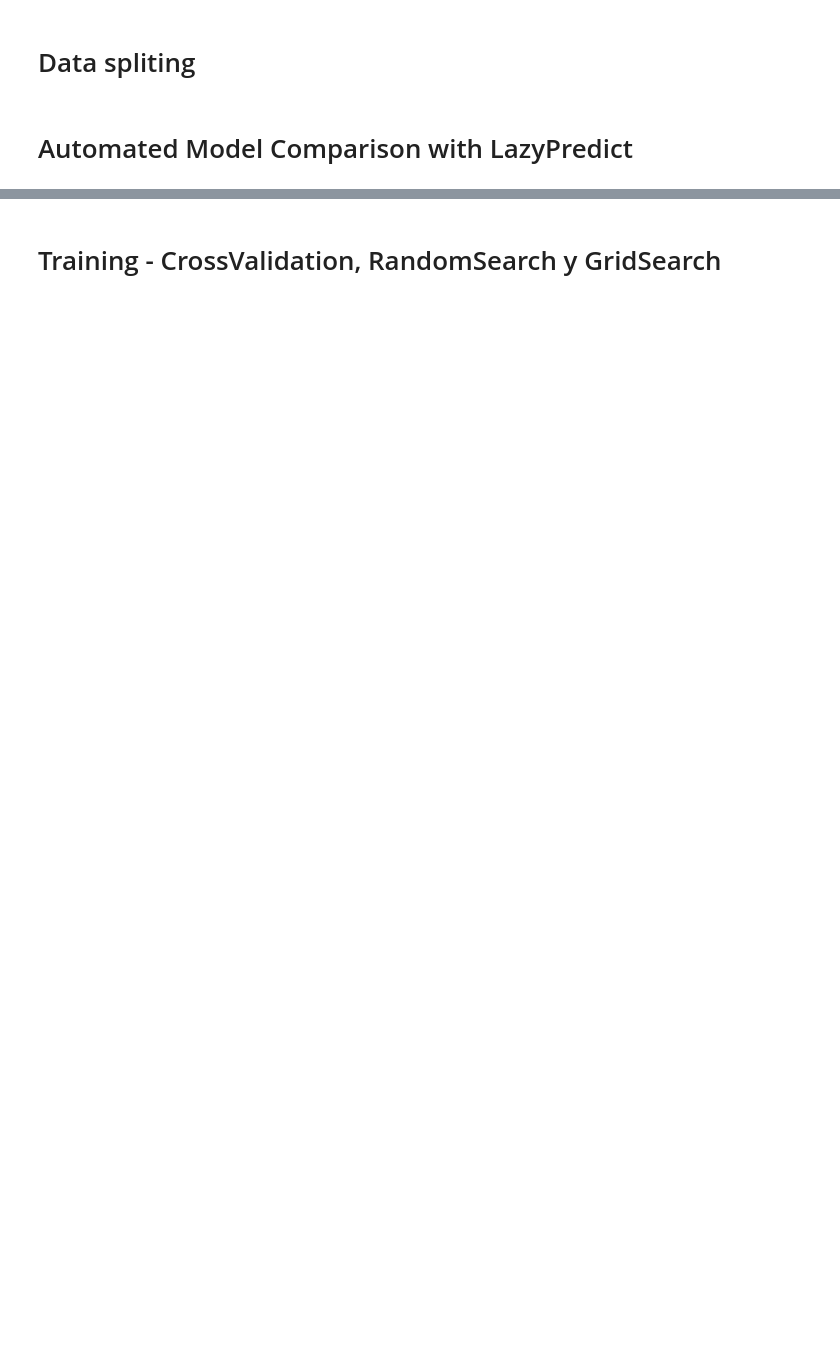
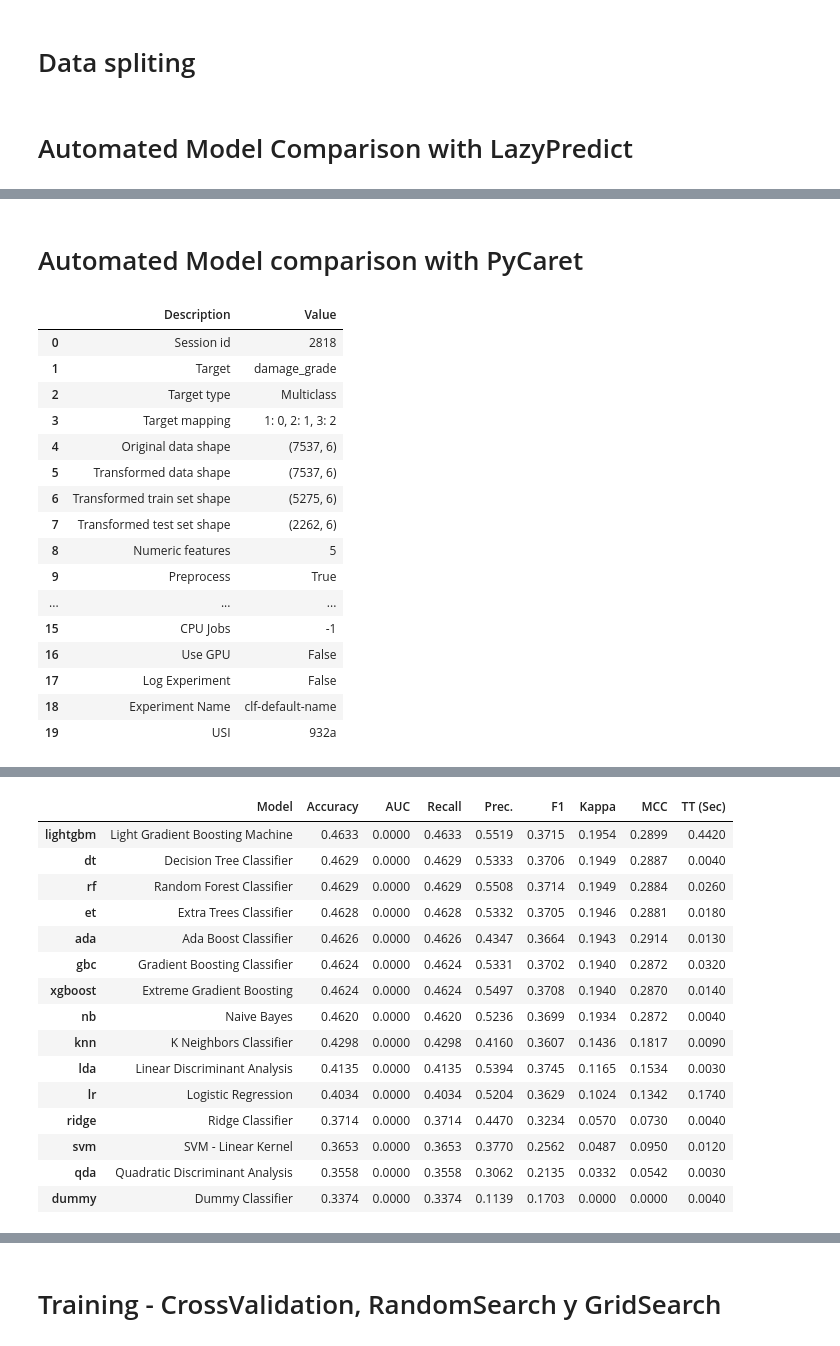
Before and after one commit to JMartinArocha/EarthquakeDamageModels, a Jupyter notebook: EarthquakeDamageModels.ipynb, the cells around one changed output, grey strips where cells are left out. Cells and saved outputs as stored; diff of their text form; code cells hidden in the pictures; blank space fills up the shorter version.

Commit message:
Added PyCaret to automated model predictions

```diff
--- a/EarthquakeDamageModels.ipynb
+++ b/EarthquakeDamageModels.ipynb
@@ -301,0 +322,25 @@ KernelRidge                                 -6.15      -6.13  2.15        0.72
+# %% [markdown]
+# Automated Model comparison with PyCaret
+# %%
+# init setup
+from pycaret.classification import *
+clf1 = setup(data = df, target = 'damage_grade')
+best = compare_models()
+# %% [output]
+|  | Description | Value |
+| 0 | Session id | 2818 |
+| 1 | Target | damage_grade |
+| 2 | Target type | Multiclass |
+| 3 | Target mapping | 1: 0, 2: 1, 3: 2 |
+| 4 | Original data shape | (7537, 6) |
+| 5 | Transformed data shape | (7537, 6) |
+| 6 | Transformed train set shape | (5275, 6) |
+| 7 | Transformed test set shape | (2262, 6) |
+| 8 | Numeric features | 5 |
+| 9 | Preprocess | True |
+| ... | ... | ... |
+| 15 | CPU Jobs | -1 |
+| 16 | Use GPU | False |
+| 17 | Log Experiment | False |
+| 18 | Experiment Name | clf-default-name |
+| 19 | USI | 932a |
@@ -301,0 +348,16 @@ KernelRidge                                 -6.15      -6.13  2.15        0.72
+|  | Model | Accuracy | AUC | Recall | Prec. | F1 | Kappa | MCC | TT (Sec) |
+| lightgbm | Light Gradient Boosting Machine | 0.4633 | 0.0000 | 0.4633 | 0.5519 | 0.3715 | 0.1954 | 0.2899 | 0.4420 |
+| dt | Decision Tree Classifier | 0.4629 | 0.0000 | 0.4629 | 0.5333 | 0.3706 | 0.1949 | 0.2887 | 0.0040 |
+| rf | Random Forest Classifier | 0.4629 | 0.0000 | 0.4629 | 0.5508 | 0.3714 | 0.1949 | 0.2884 | 0.0260 |
+| et | Extra Trees Classifier | 0.4628 | 0.0000 | 0.4628 | 0.5332 | 0.3705 | 0.1946 | 0.2881 | 0.0180 |
+| ada | Ada Boost Classifier | 0.4626 | 0.0000 | 0.4626 | 0.4347 | 0.3664 | 0.1943 | 0.2914 | 0.0130 |
+| gbc | Gradient Boosting Classifier | 0.4624 | 0.0000 | 0.4624 | 0.5331 | 0.3702 | 0.1940 | 0.2872 | 0.0320 |
+| xgboost | Extreme Gradient Boosting | 0.4624 | 0.0000 | 0.4624 | 0.5497 | 0.3708 | 0.1940 | 0.2870 | 0.0140 |
+| nb | Naive Bayes | 0.4620 | 0.0000 | 0.4620 | 0.5236 | 0.3699 | 0.1934 | 0.2872 | 0.0040 |
+| knn | K Neighbors Classifier | 0.4298 | 0.0000 | 0.4298 | 0.4160 | 0.3607 | 0.1436 | 0.1817 | 0.0090 |
+| lda | Linear Discriminant Analysis | 0.4135 | 0.0000 | 0.4135 | 0.5394 | 0.3745 | 0.1165 | 0.1534 | 0.0030 |
+| lr | Logistic Regression | 0.4034 | 0.0000 | 0.4034 | 0.5204 | 0.3629 | 0.1024 | 0.1342 | 0.1740 |
+| ridge | Ridge Classifier | 0.3714 | 0.0000 | 0.3714 | 0.4470 | 0.3234 | 0.0570 | 0.0730 | 0.0040 |
+| svm | SVM - Linear Kernel | 0.3653 | 0.0000 | 0.3653 | 0.3770 | 0.2562 | 0.0487 | 0.0950 | 0.0120 |
+| qda | Quadratic Discriminant Analysis | 0.3558 | 0.0000 | 0.3558 | 0.3062 | 0.2135 | 0.0332 | 0.0542 | 0.0030 |
+| dummy | Dummy Classifier | 0.3374 | 0.0000 | 0.3374 | 0.1139 | 0.1703 | 0.0000 | 0.0000 | 0.0040 |
```
Also changed, not shown: parts of 7 cells of this notebook, 3 other files.
